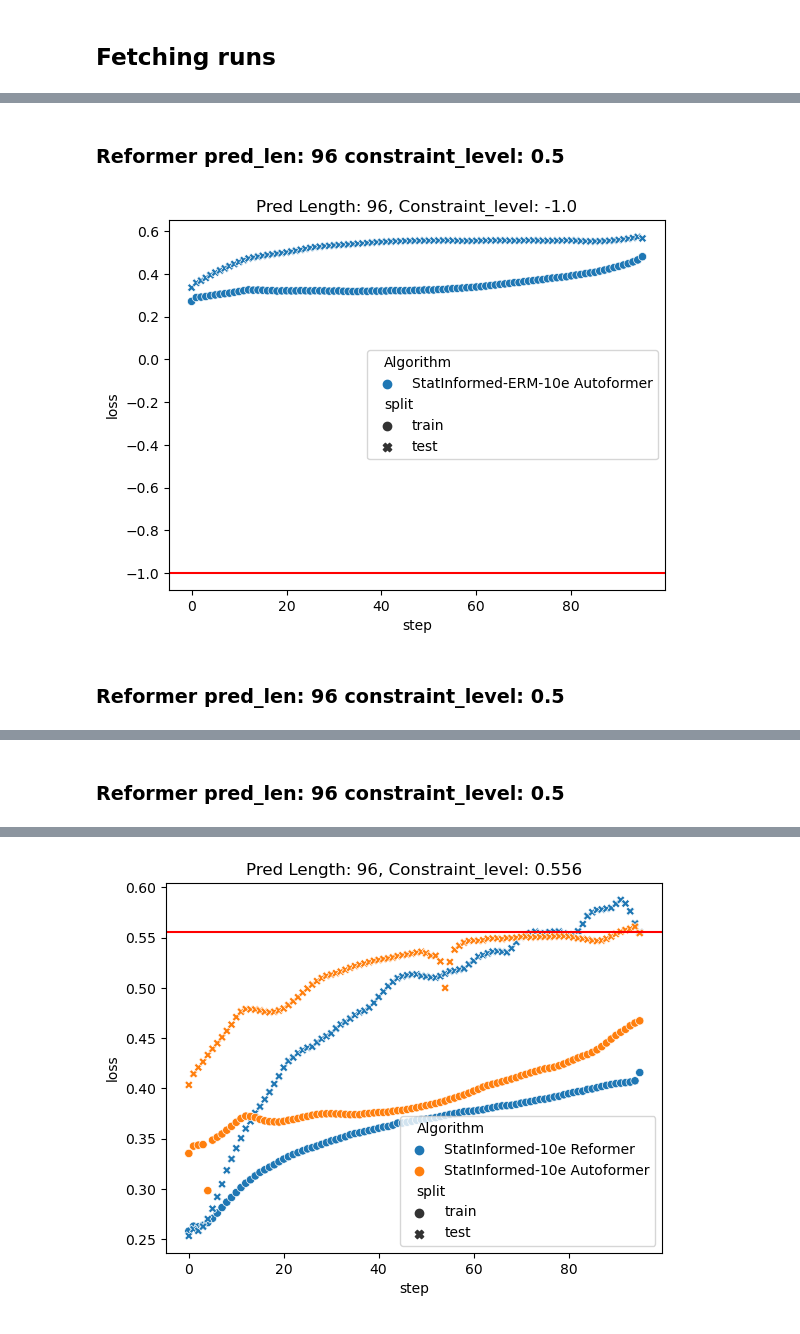
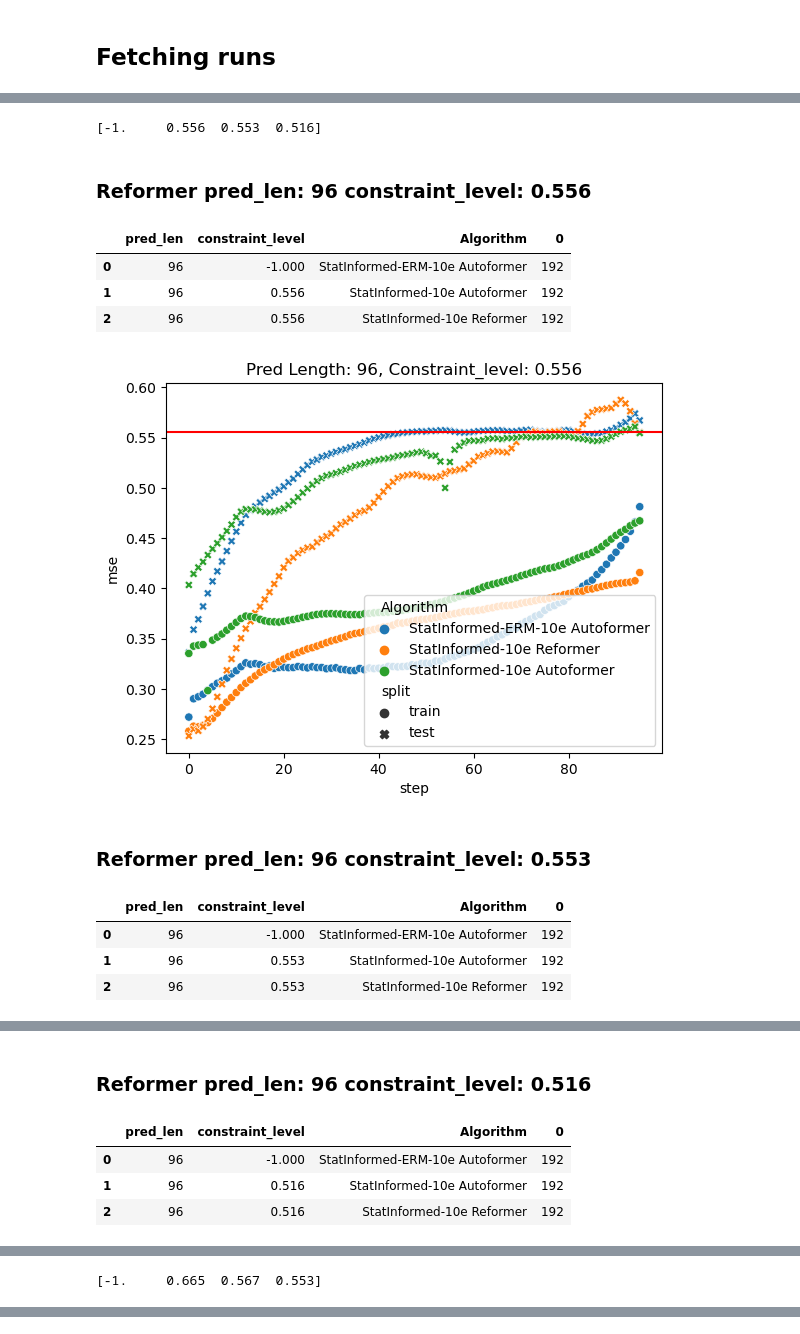
Before and after one commit to thuml/Autoformer, a Jupyter notebook: 2023-08-28 6 - Results Multimodel Statinformed.ipynb, the cells around one changed output, grey strips where cells are left out. Cells and saved outputs as stored; diff of their text form; code cells hidden in the pictures.

```diff
--- a/2023-08-28 6 - Results Multimodel Statinformed.ipynb
+++ b/2023-08-28 6 - Results Multimodel Statinformed.ipynb
@@ -36,8 +36,8 @@ for run in tqdm(runs):
     if run.State=="finished":
         #for split in ["train", "test","val"]:
         for split in ["train", "test"]:
-            #for metric in ["mse",]:
-            for metric in ["loss",]: #had to change in this plot because I messed up. The 'loss' name is incorrect (it's not the lagrange-added loss.)
+            for metric in ["mse",]:
+            #for metric in ["loss",]: #had to change in this plot because I messed up. The 'loss' name is incorrect (it's not the lagrange-added loss.)
                 pred_len = run.config["pred_len"]
                 metrics = np.zeros(pred_len)
                 #if run.sweep.id in ["tkol4t1r","c7xaz5e8"]:
@@ -45,9 +45,11 @@ for run in tqdm(runs):
                     for i in range(pred_len):
                         run_dict = {**run.config}
                         #run_dict["constraint_level"] = constraint_level
-                        #run_dict[f"{metric}"] = run.summary[f"{metric}/{split}/{i}"]
-                        run_dict[f"{metric}"] = run.summary.get(f"{metric}/{split}/{i}",run.summary.get(f"mse/{split}/{i}",np.nan)) #god forgive me for this line
+                        run_dict[f"{metric}"] = run.summary[f"{metric}/{split}/{i}"]
+                        #run_dict[f"{metric}"] = run.summary.get(f"{metric}/{split}/{i}",run.summary.get(f"mse/{split}/{i}",np.nan)) #god forgive me for this line
                         run_dict["step"]=i
+                        run_dict["epoch"]=run.summary["epoch"]
+                        run_dict["infeasible_rate"]=run.summary[f"infeasible_rate/{split}"]
                         run_dict["split"] = split
                         run_dict["run_id"] = run.id
                         # Get either Constrained/ or ERM/ from the run name, then append model name.
@@ -92,12 +102,28 @@ df.groupby(["pred_len","constraint_level"])
 # %%
-for (pred_len,constraint_level), series in df.groupby(["pred_len","constraint_level"]):
-    display(Markdown(f"### {model} pred_len: {pred_len} constraint_level: {constraint_level_to_plot}"))
-    plot_series = series
-    sns.scatterplot(x="step", y="loss", hue="Algorithm",style="split", data=plot_series)
-    plt.axhline(y=constraint_level, color='r', linestyle='-')
-    plt.title(f"Pred Length: {pred_len}, Constraint_level: {constraint_level}")
-    plt.show()
+for (pred_len), series in df.groupby(["pred_len"]):
+    constraints = series.constraint_level.unique()
+    print(constraints)
+    constraints = constraints[constraints!=-1] # to iterate over all constraints explored.
+    for constraint_level in constraints:
+        display(Markdown(f"### {model} pred_len: {pred_len} constraint_level: {constraint_level}"))
+        plot_series = series[series["constraint_level"].isin([constraint_level,-1])] # The -1 adds the ERM baseline.
+
+        display(plot_series.groupby(['pred_len','constraint_level','Algorithm']).size().reset_index())
+
+        sns.scatterplot(x="step", y="mse", hue="Algorithm",style="split", data=plot_series)
+        plt.axhline(y=constraint_level, color='r', linestyle='-')
+        plt.title(f"Pred Length: {pred_len}, Constraint_level: {constraint_level}")
+        plt.show()
 # %% [output]
+[-1.     0.556  0.553  0.516]
-### Reformer pred_len: 96 constraint_level: 0.5
+### Reformer pred_len: 96 constraint_level: 0.556
+|  | pred_len | constraint_level | Algorithm | 0 |
+| 0 | 96 | -1.000 | StatInformed-ERM-10e Autoformer | 192 |
+| 1 | 96 | 0.556 | StatInformed-10e Autoformer | 192 |
+| 2 | 96 | 0.556 | StatInformed-10e Reformer | 192 |
-[figure, old version]
+[figure, new version]
-### Reformer pred_len: 96 constraint_level: 0.5
+### Reformer pred_len: 96 constraint_level: 0.553
+|  | pred_len | constraint_level | Algorithm | 0 |
+| 0 | 96 | -1.000 | StatInformed-ERM-10e Autoformer | 192 |
+| 1 | 96 | 0.553 | StatInformed-10e Autoformer | 192 |
+| 2 | 96 | 0.553 | StatInformed-10e Reformer | 192 |
@@ -105 +131,5 @@ for (pred_len,constraint_level), series in df.groupby(["pred_len","constraint_le
-### Reformer pred_len: 96 constraint_level: 0.5
+### Reformer pred_len: 96 constraint_level: 0.516
+|  | pred_len | constraint_level | Algorithm | 0 |
+| 0 | 96 | -1.000 | StatInformed-ERM-10e Autoformer | 192 |
+| 1 | 96 | 0.516 | StatInformed-10e Autoformer | 192 |
+| 2 | 96 | 0.516 | StatInformed-10e Reformer | 192 |
@@ -106,0 +137 @@ for (pred_len,constraint_level), series in df.groupby(["pred_len","constraint_le
+[-1.     0.665  0.567  0.553]
@@ -108 +138,0 @@ for (pred_len,constraint_level), series in df.groupby(["pred_len","constraint_le
-[figure, removed]
```
Also changed, not shown: parts of 7 cells of this notebook, 6 other files.
